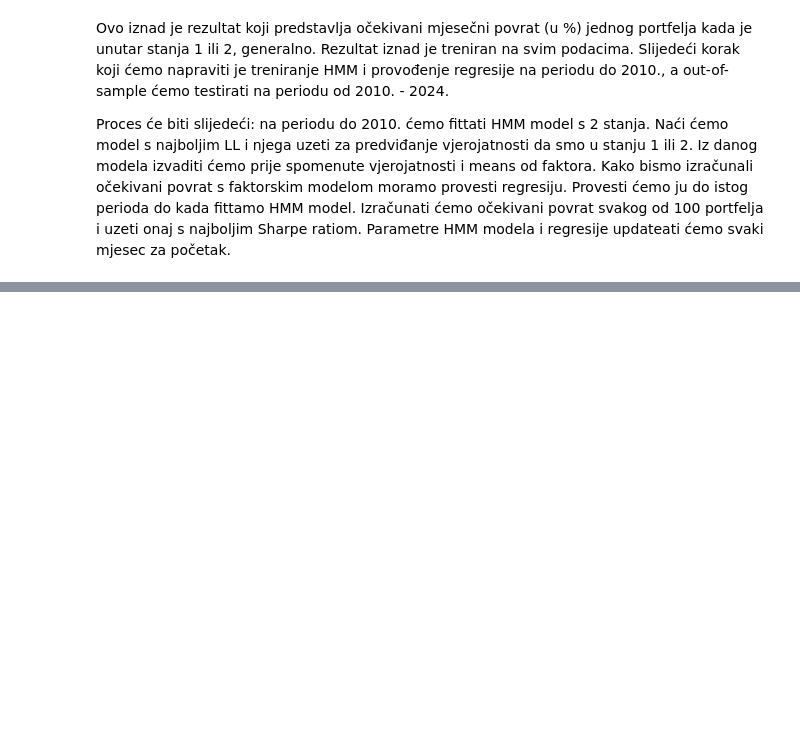
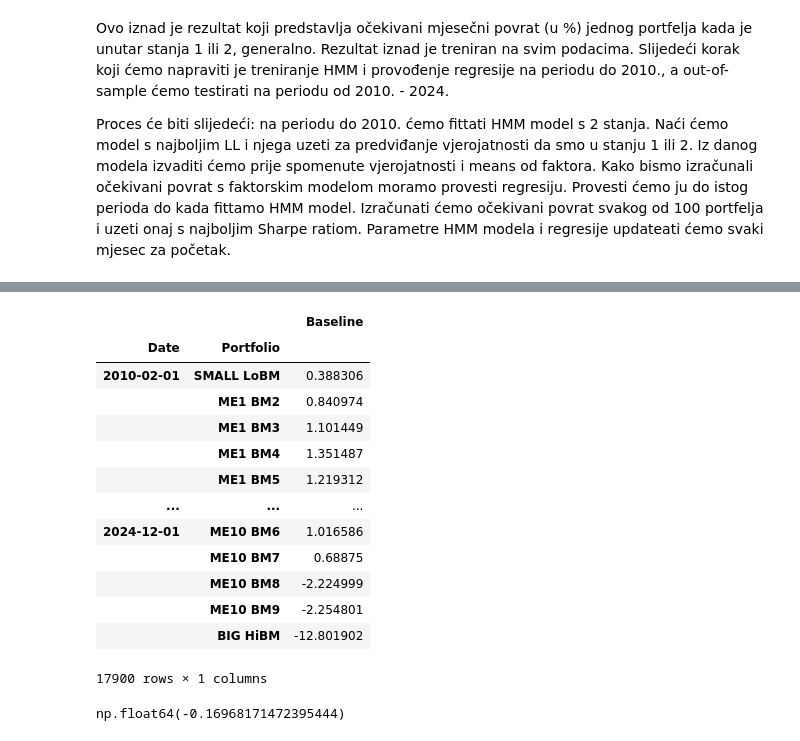
Before and after one commit to evucelic/HMM-Market-Regime-Estimation, a Jupyter notebook: fama_french_HMM.ipynb, the cells around one changed output, grey strips where cells are left out. Saved outputs shown, nothing was run; the diff lists cells and outputs as text; code cells hidden in the pictures; blank space fills up the shorter version.

```diff
--- a/fama_french_HMM.ipynb
+++ b/fama_french_HMM.ipynb
@@ -839,0 +883,21 @@ out_of_sample_comparison_df
+# %%
+y_baseline = pd.DataFrame(index=out_of_sample_comparison_df.index, columns=["Baseline"])
+for date, port in out_of_sample_comparison_df.index:
+    y_baseline.loc[(date, port), "Baseline"] = data_fama_french_100_portfolios.loc["1963-07-01":date, port].mean()
+
+y_baseline
+# %% [output]
+|  |  | Baseline |
+| Date | Portfolio |  |
+| 2010-02-01 | SMALL LoBM | 0.388306 |
+|  | ME1 BM2 | 0.840974 |
+|  | ME1 BM3 | 1.101449 |
+|  | ME1 BM4 | 1.351487 |
+|  | ME1 BM5 | 1.219312 |
+| ... | ... | ... |
+| 2024-12-01 | ME10 BM6 | 1.016586 |
+|  | ME10 BM7 | 0.68875 |
+|  | ME10 BM8 | -2.224999 |
+|  | ME10 BM9 | -2.254801 |
+|  | BIG HiBM | -12.801902 |
+17900 rows × 1 columns
@@ -839,0 +909,8 @@ out_of_sample_comparison_df
+# %%
+r_squared(
+    out_of_sample_comparison_df["Real Return"],
+    out_of_sample_comparison_df["Expected Return"],
+    y_baseline["Baseline"]
+)
+# %% [output]
+np.float64(-0.16968171472395444)
```
Also changed, not shown: parts of 10 cells of this notebook, 1 other file.
